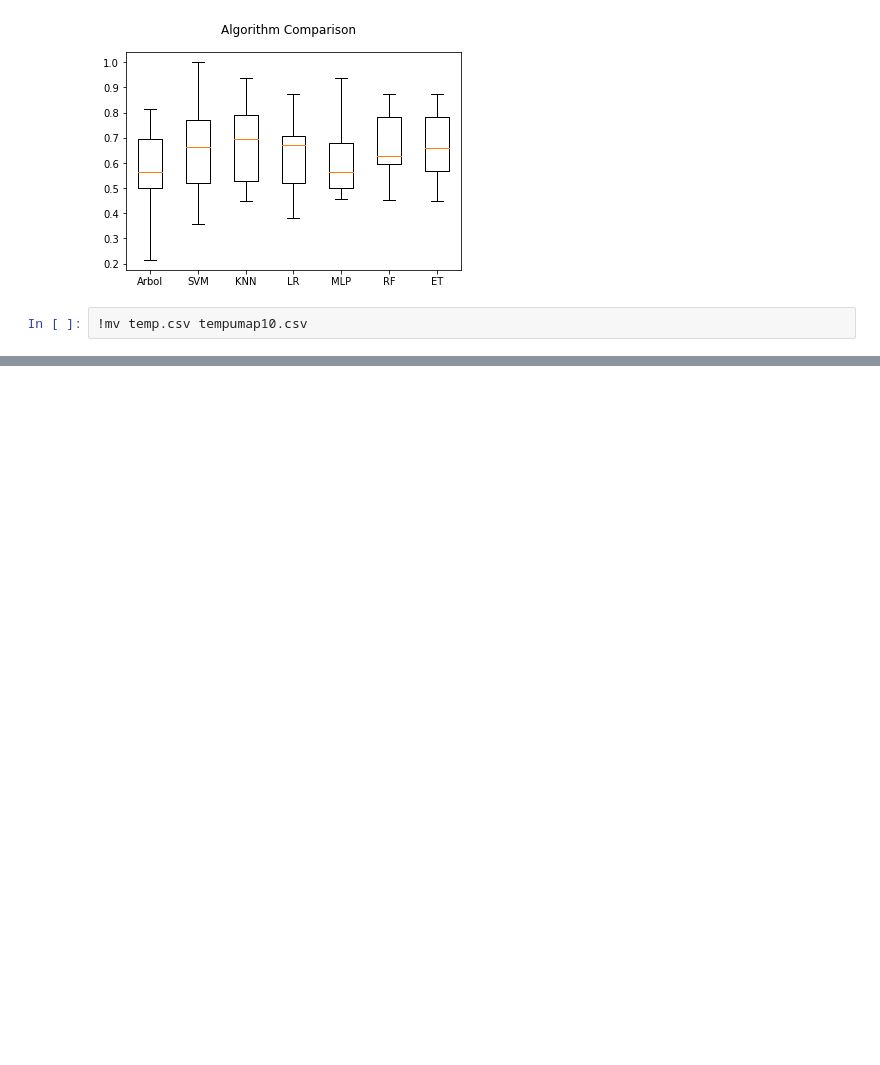
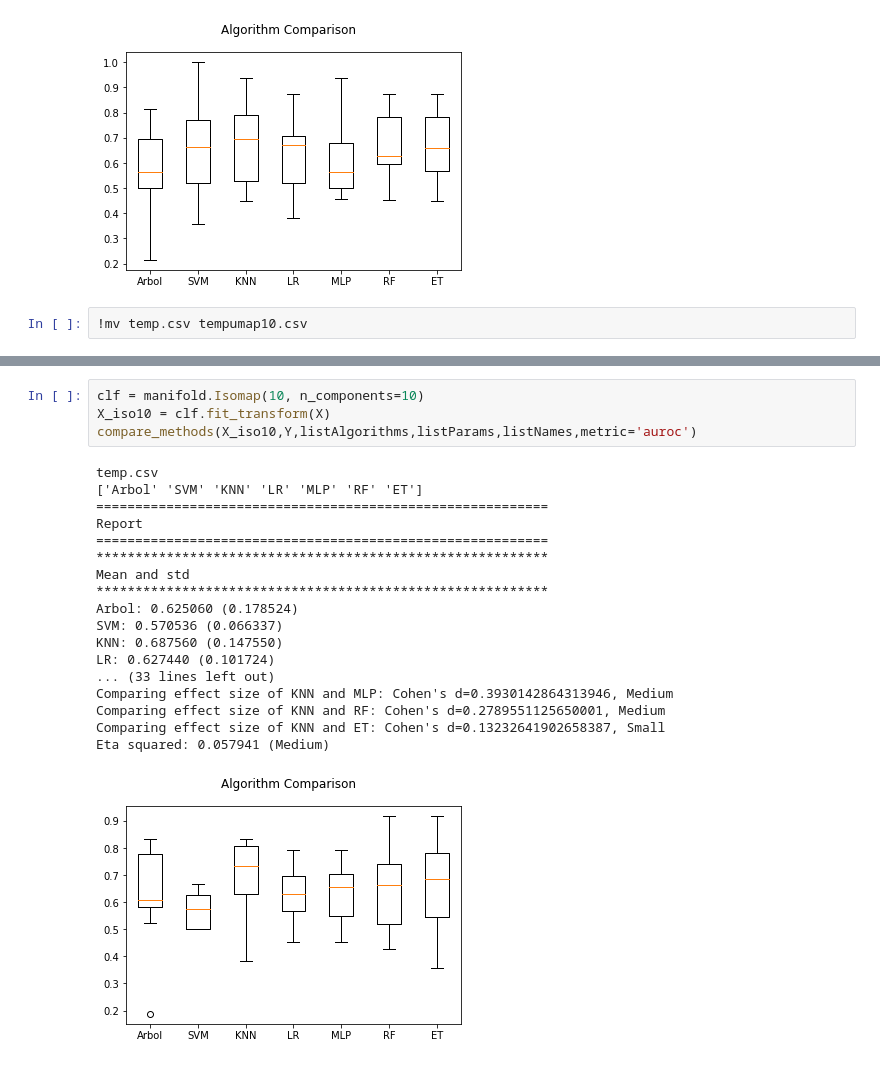
Before and after one commit to joheras/schz, a Jupyter notebook: CompareMethods-combined.ipynb, the cells around one changed output, grey strips where cells are left out. Saved outputs shown, nothing was run; the diff lists cells and outputs as text; blank space fills up the shorter version.

```diff
--- a/CompareMethods-combined.ipynb
+++ b/CompareMethods-combined.ipynb
@@ -331,0 +359,23 @@ Eta squared: 0.054339 (Medium)
+# %%
+clf = manifold.Isomap(10, n_components=10)
+X_iso10 = clf.fit_transform(X)
+compare_methods(X_iso10,Y,listAlgorithms,listParams,listNames,metric='auroc')
+# %% [output]
+temp.csv
+['Arbol' 'SVM' 'KNN' 'LR' 'MLP' 'RF' 'ET']
+==========================================================
+Report
+==========================================================
+**********************************************************
+Mean and std
+**********************************************************
+Arbol: 0.625060 (0.178524)
+SVM: 0.570536 (0.066337)
+KNN: 0.687560 (0.147550)
+LR: 0.627440 (0.101724)
+... (33 lines left out)
+Comparing effect size of KNN and MLP: Cohen's d=0.3930142864313946, Medium
+Comparing effect size of KNN and RF: Cohen's d=0.2789551125650001, Medium
+Comparing effect size of KNN and ET: Cohen's d=0.13232641902658387, Small
+Eta squared: 0.057941 (Medium)
+[figure, added]
```
Also changed, not shown: parts of 10 cells of this notebook, 5 other files.
